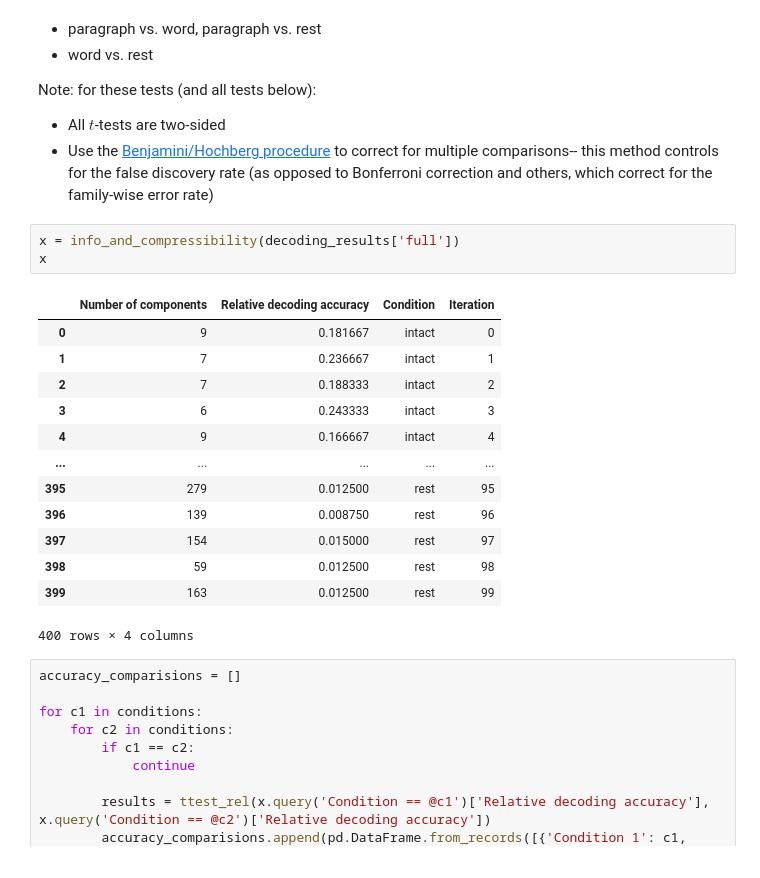
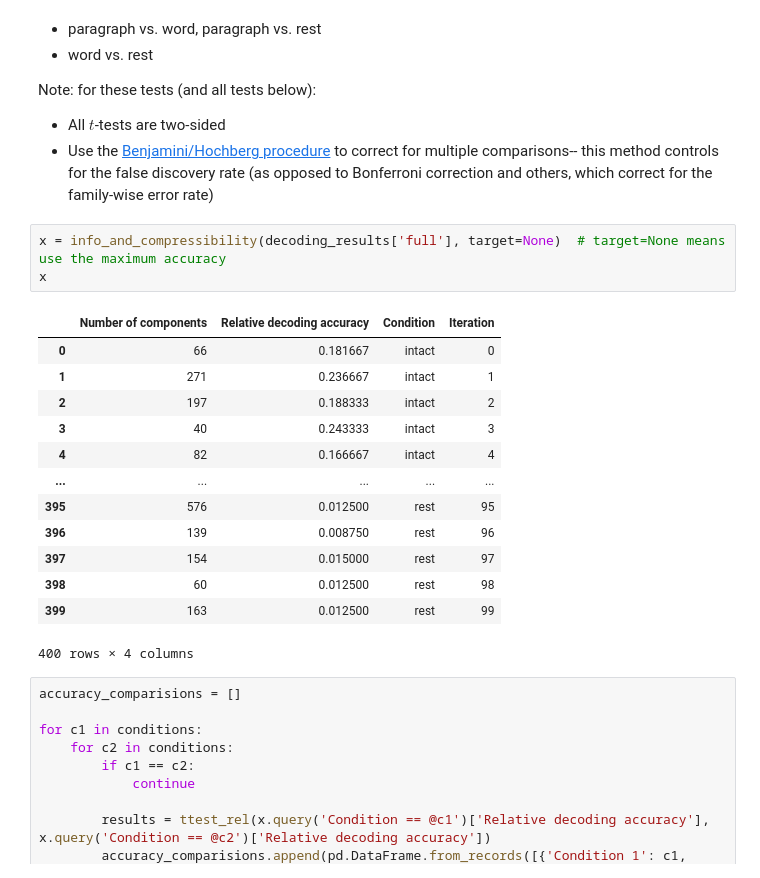
Before and after one commit to ContextLab/pca_paper, a Jupyter notebook: code/notebooks/decoding_and_compression.ipynb, the cells around one changed output. Drawn from its saved outputs; the diff is of its cells as text.

```diff
--- a/code/notebooks/decoding_and_compression.ipynb
+++ b/code/notebooks/decoding_and_compression.ipynb
@@ -435,20 +332,20 @@ Note: for these tests (and all tests below):
   - All $t$-tests are two-sided
   - Use the [Benjamini/Hochberg procedure](https://www.statsmodels.org/dev/generated/statsmodels.stats.multitest.multipletests.html) to correct for multiple comparisons-- this method controls for the false discovery rate (as opposed to Bonferroni correction and others, which correct for the family-wise error rate)
 # %%
-x = info_and_compressibility(decoding_results['full'])
+x = info_and_compressibility(decoding_results['full'], target=None)  # target=None means use the maximum accuracy
 x
 # %% [output]
 |  | Number of components | Relative decoding accuracy | Condition | Iteration |
-| 0 | 9 | 0.181667 | intact | 0 |
-| 1 | 7 | 0.236667 | intact | 1 |
-| 2 | 7 | 0.188333 | intact | 2 |
-| 3 | 6 | 0.243333 | intact | 3 |
-| 4 | 9 | 0.166667 | intact | 4 |
+| 0 | 66 | 0.181667 | intact | 0 |
+| 1 | 271 | 0.236667 | intact | 1 |
+| 2 | 197 | 0.188333 | intact | 2 |
+| 3 | 40 | 0.243333 | intact | 3 |
+| 4 | 82 | 0.166667 | intact | 4 |
 | ... | ... | ... | ... | ... |
-| 395 | 279 | 0.012500 | rest | 95 |
+| 395 | 576 | 0.012500 | rest | 95 |
 | 396 | 139 | 0.008750 | rest | 96 |
 | 397 | 154 | 0.015000 | rest | 97 |
-| 398 | 59 | 0.012500 | rest | 98 |
+| 398 | 60 | 0.012500 | rest | 98 |
 | 399 | 163 | 0.012500 | rest | 99 |
 400 rows × 4 columns
 # %%
```
Also changed, not shown: parts of 16 cells of this notebook, 24 other files.
